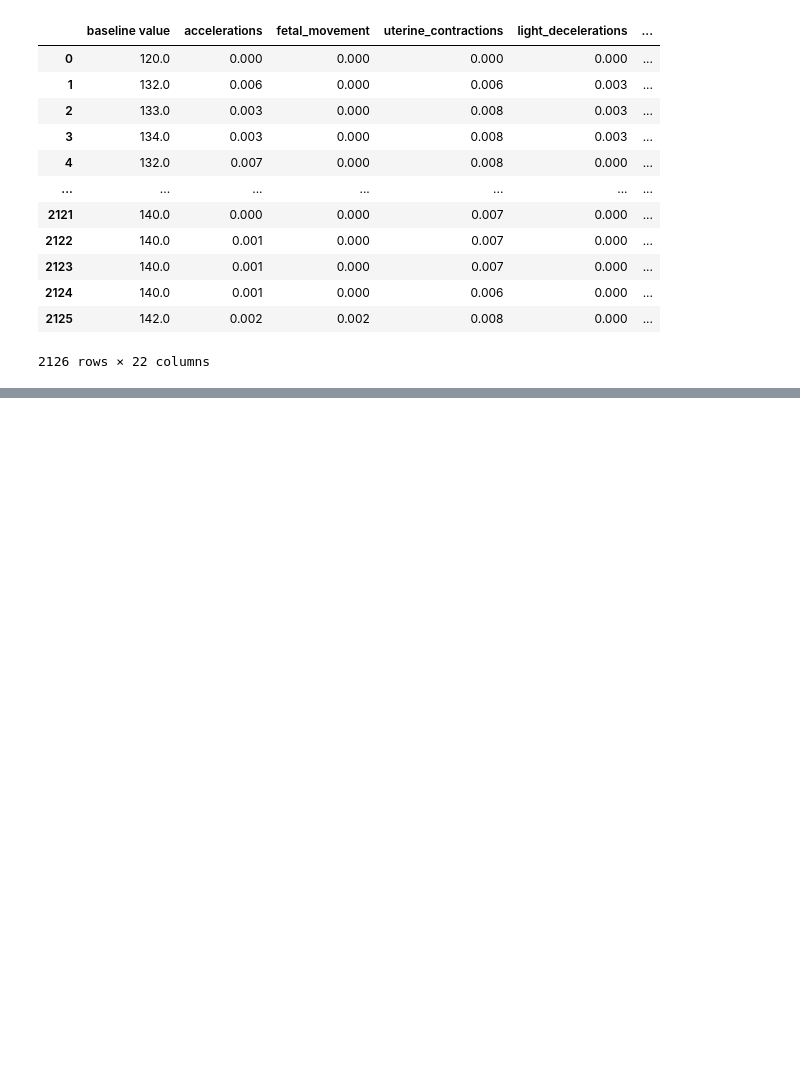
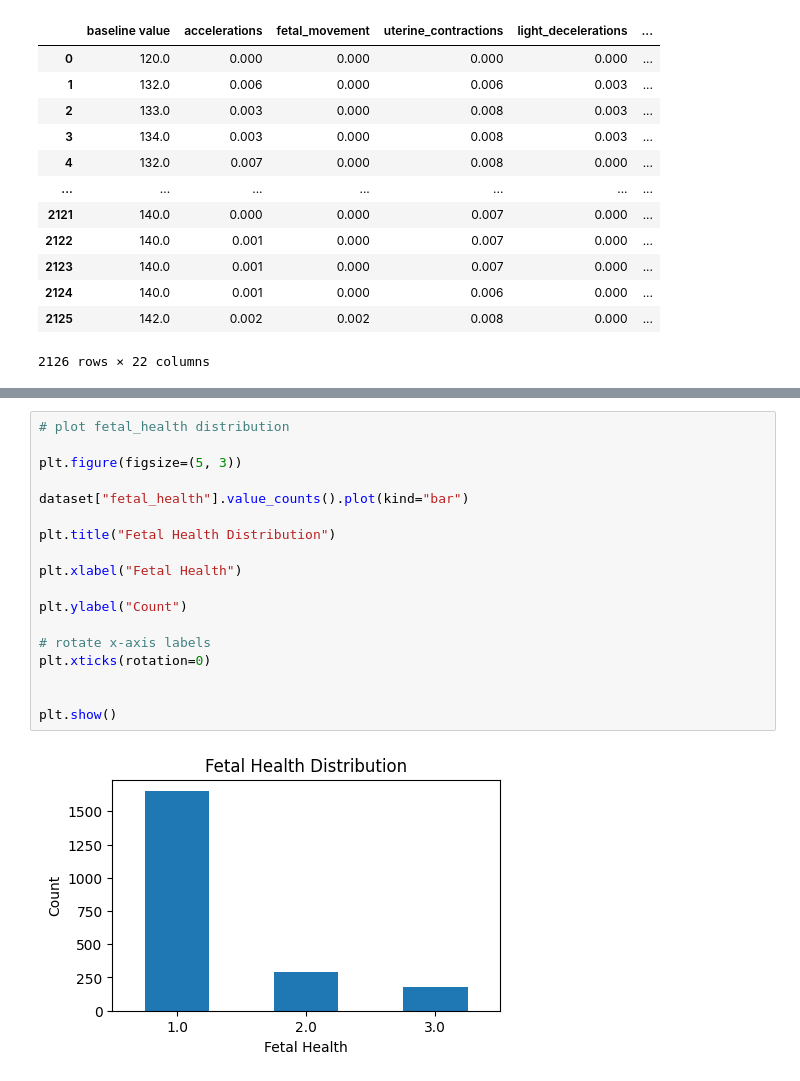
Before and after one commit to arthurcbaia/MC906, a Jupyter notebook: exploratory_analysis.ipynb, the cells around one changed output, grey strips where cells are left out. Saved outputs shown, nothing was run; the diff lists cells and outputs as text; blank space fills up the shorter version.

```diff
--- a/exploratory_analysis.ipynb
+++ b/exploratory_analysis.ipynb
@@ -23,0 +132,20 @@ dataset
+# %%
+# plot fetal_health distribution
+
+plt.figure(figsize=(5, 3))
+
+dataset["fetal_health"].value_counts().plot(kind="bar")
+
+plt.title("Fetal Health Distribution")
+
+plt.xlabel("Fetal Health")
+
+plt.ylabel("Count")
+
+# rotate x-axis labels
+plt.xticks(rotation=0)
+
+
+plt.show()
+# %% [output]
+[figure, added]
```
Also changed, not shown: parts of 11 cells of this notebook.
